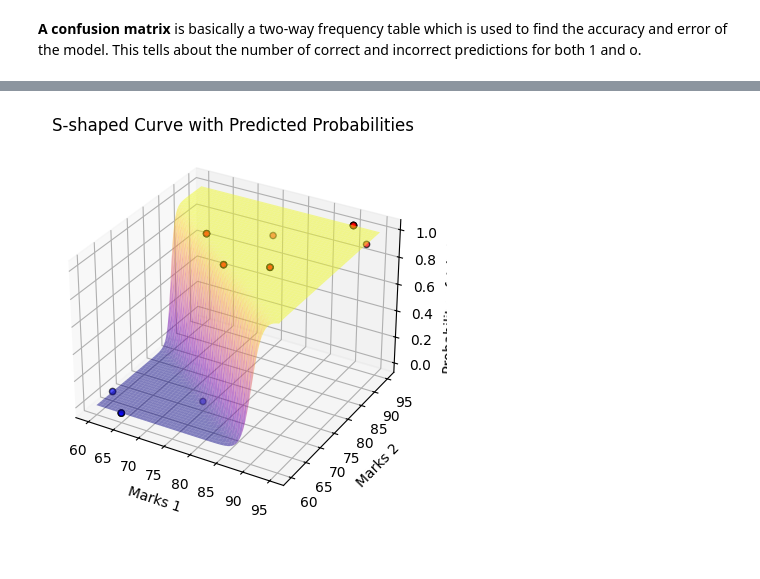
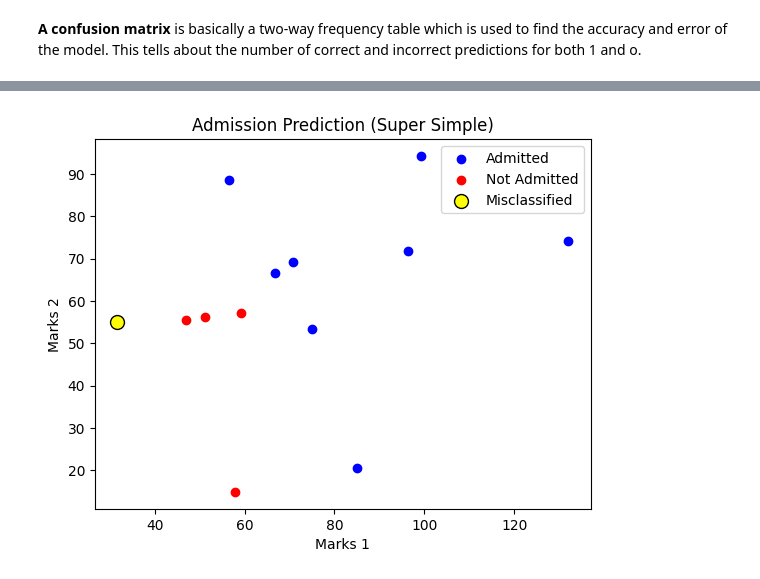
Before and after one commit to mssanamateen/Mathematical-Foundations-of-ML, a Jupyter notebook: Classification/studentadmLogistic.ipynb, the cells around one changed output, grey strips where cells are left out. Drawn from its saved outputs; the diff is of its cells as text; code cells hidden in the pictures.

```diff
--- a/Classification/studentadmLogistic.ipynb
+++ b/Classification/studentadmLogistic.ipynb
@@ -88,7 +94,7 @@ Name: Admission, dtype: int64
 Random_state- to maintain the **reproducibility of the random splitted data**
 # %%
 #split the dataset in train and test
-X_train,X_test,y_train,y_test=train_test_split(X,y,test_size=0.25,random_state=0)
+X_train,X_test,y_train,y_test=train_test_split(X,y,test_size=0.25,random_state=0,stratify=y)
 
 X_train.shape
 # %% [output]
@@ -103,6 +109,6 @@ X_test.shape
 # %%
 # instantiate the model using the default parameters
-m1 = LogisticRegression()
+m1 = LogisticRegression(class_weight='balanced', penalty='l2', solver='lbfgs', max_iter=1000)
 
 # fit the model with data
 m1.fit(X_train,y_train)
@@ -195,28 +231,24 @@ Recall: 1.0
-# %%
-# Generate a grid of feature values for both Marks 1 and Marks 2
-marks1_values = np.linspace(X_test['Marks 1'].min(), X_test['Marks 1'].max(), 100)
-marks2_values = np.linspace(X_test['Marks 2'].min(), X_test['Marks 2'].max(), 100)
-marks1_mesh, marks2_mesh = np.meshgrid(marks1_values, marks2_values)
-feature_grid = np.c_[marks1_mesh.ravel(), marks2_mesh.ravel()]
-
-# Predict probabilities using the trained model
-probabilities = m1.predict_proba(feature_grid)[:, 1].reshape(marks1_mesh.shape)
-
-# Create a 3D plot
-fig = plt.figure()
-ax = fig.add_subplot(111, projection='3d')
-
-# Plot the S-shaped curve
-ax.plot_surface(marks1_mesh, marks2_mesh, probabilities, cmap='plasma',alpha=0.5)
-
-# Scatter plot the training data points
-ax.scatter(X_test['Marks 1'], X_test['Marks 2'], y_pred, c=y_pred, cmap='bwr', edgecolors='k')
-# Change the viewing angle
-
-ax.set_xlabel('Marks 1')
-ax.set_ylabel('Marks 2')
-ax.set_zlabel('Probability of Admission')
-ax.set_title('S-shaped Curve with Predicted Probabilities')
-plt.show()
-# %% [output]
-[figure, removed]
+# %%
+# Plot Admitted students (predicted correctly)
+plt.scatter(X_test[y_pred==1]['Marks 1'], X_test[y_pred==1]['Marks 2'], color='blue', label='Admitted')
+
+# Plot Not Admitted students (predicted correctly)
+plt.scatter(X_test[y_pred==0]['Marks 1'], X_test[y_pred==0]['Marks 2'], color='red', label='Not Admitted')
+
+# Plot Misclassified points (highlight in yellow)
+misclassified = (y_test != y_pred)
+plt.scatter(X_test[misclassified]['Marks 1'], X_test[misclassified]['Marks 2'],
+            color='yellow', edgecolor='k', s=100, label='Misclassified')
+
+# Add labels and title
+plt.xlabel('Marks 1')
+plt.ylabel('Marks 2')
+plt.title('Admission Prediction (Super Simple)')
+
+# Add a simple legend
+plt.legend()
+
+# Show the plot
+plt.show()
+# %% [output]
+[figure, added]
```
Also changed, not shown: parts of 26 cells of this notebook, 6 other files.
